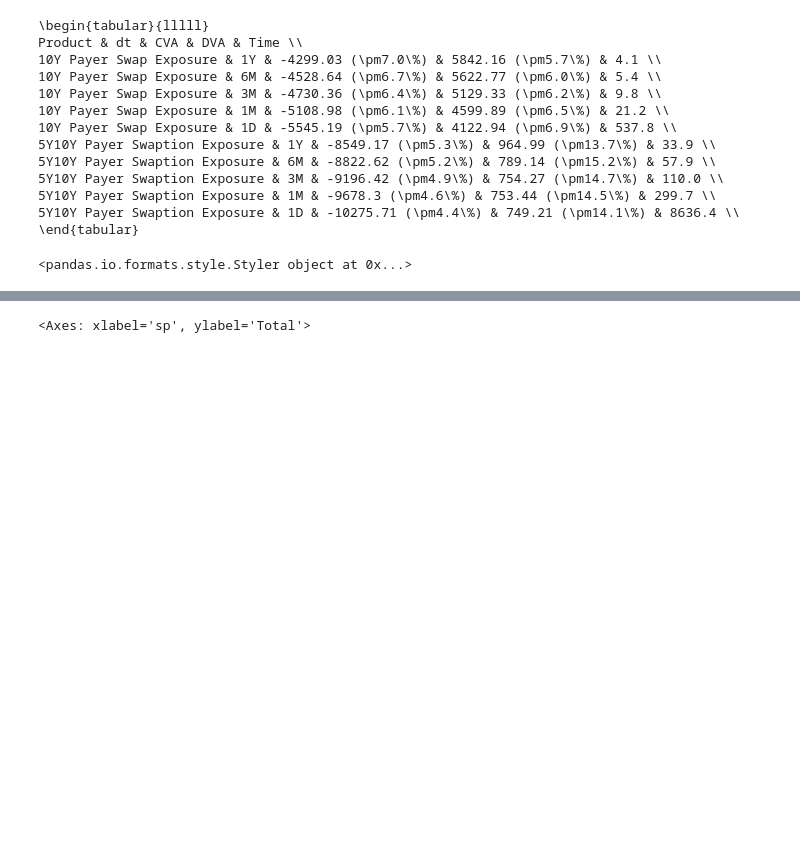
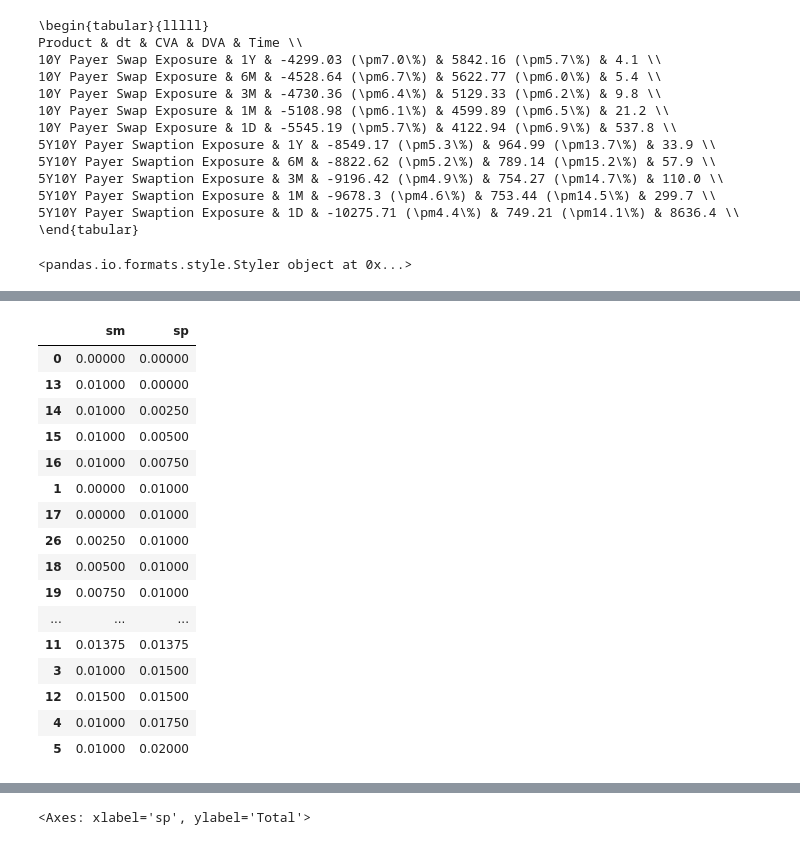
Before and after one commit to Eskild-afk/MasterThesis, a Jupyter notebook: simulationsTimes.ipynb, the cells around one changed output, grey strips where cells are left out. Drawn from its saved outputs; the diff is of its cells as text; code cells hidden in the pictures; blank space fills up the shorter version.

```diff
--- a/simulationsTimes.ipynb
+++ b/simulationsTimes.ipynb
@@ -157,6 +157,26 @@ simTable
 | 12 | 5000 | 12 | -4791.644282 | 4294.326263 | -2851.421419 | 3953.031960 | 0.01500 | 0.01500 | 10Y Payer Swap Exposure | 20.27 | swap | ... |
 | 4 | 5000 | 12 | -4777.318705 | 4367.219733 | -3316.951960 | 2674.254433 | 0.01750 | 0.01000 | 10Y Payer Swap Exposure | 20.36 | swap | ... |
 | 5 | 5000 | 12 | -4739.119673 | 4358.629999 | -3761.645766 | 2669.592029 | 0.02000 | 0.01000 | 10Y Payer Swap Exposure | 20.41 | swap | ... |
+# %%
+simTable[['sm','sp']]
+# %% [output]
+|  | sm | sp |
+| 0 | 0.00000 | 0.00000 |
+| 13 | 0.01000 | 0.00000 |
+| 14 | 0.01000 | 0.00250 |
+| 15 | 0.01000 | 0.00500 |
+| 16 | 0.01000 | 0.00750 |
+| 1 | 0.00000 | 0.01000 |
+| 17 | 0.00000 | 0.01000 |
+| 26 | 0.00250 | 0.01000 |
+| 18 | 0.00500 | 0.01000 |
+| 19 | 0.00750 | 0.01000 |
+| ... | ... | ... |
+| 11 | 0.01375 | 0.01375 |
+| 3 | 0.01000 | 0.01500 |
+| 12 | 0.01500 | 0.01500 |
+| 4 | 0.01000 | 0.01750 |
+| 5 | 0.01000 | 0.02000 |
 # %%
 forGraphSpreadP = simTable.iloc[np.where((simTable['V0']=='swap'))].iloc[np.where((simTable['sm']==0.01))]
 forGraphSpreadM = simTable.iloc[np.where((simTable['V0']=='swap'))].iloc[np.where((simTable['sp']==0.01))]
```
Also changed, not shown: parts of 1 cell of this notebook, 1 other file.
